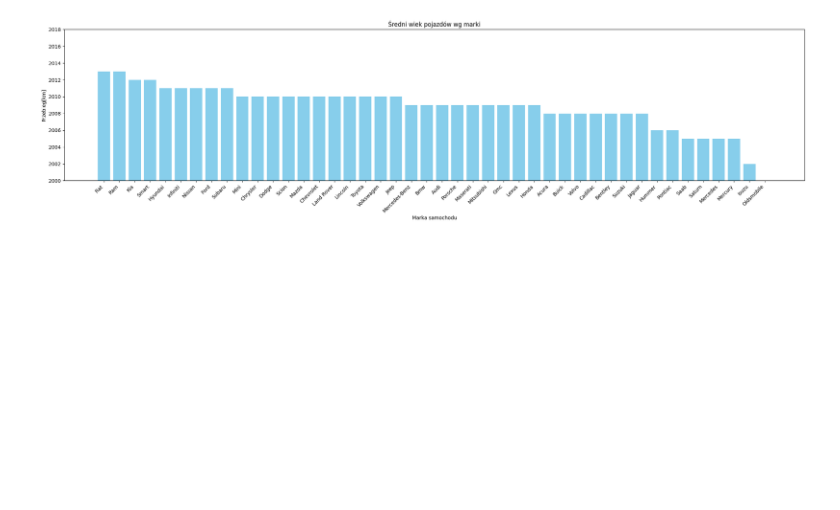
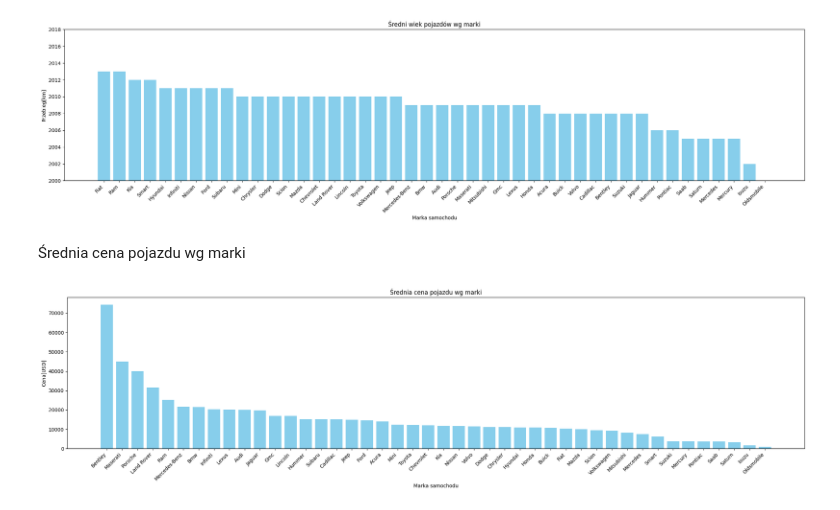
Before and after one commit to Michal170/big_data_analysis, a Jupyter notebook: car_prices.ipynb, the cells around one changed output. Saved outputs shown, nothing was run; the diff lists cells and outputs as text; code cells hidden in the pictures; blank space fills up the shorter version.

```diff
--- a/car_prices.ipynb
+++ b/car_prices.ipynb
@@ -66,3 +68,20 @@ plt.tight_layout()
 plt.show()
 # %% [output]
 [figure]
+# %% [markdown]
+Średnia cena pojazdu wg marki
+# %%
+mean_price = database.groupby('make')['sellingprice'].mean()
+mean_price_sorted = mean_price.sort_values(ascending=False).round().astype(int)
+
+
+plt.figure(figsize=(22, 6))
+plt.bar(mean_price_sorted.index, mean_price_sorted.values, color='skyblue')
+plt.xlabel('Marka samochodu')
+plt.ylabel('Cena[USD]')
+plt.title('Średnia cena pojazdu wg marki')
+plt.xticks(rotation=45, ha='right')
+plt.tight_layout()
+plt.show()
+# %% [output]
+[figure, added]
```
Also changed, not shown: parts of 4 cells of this notebook.
